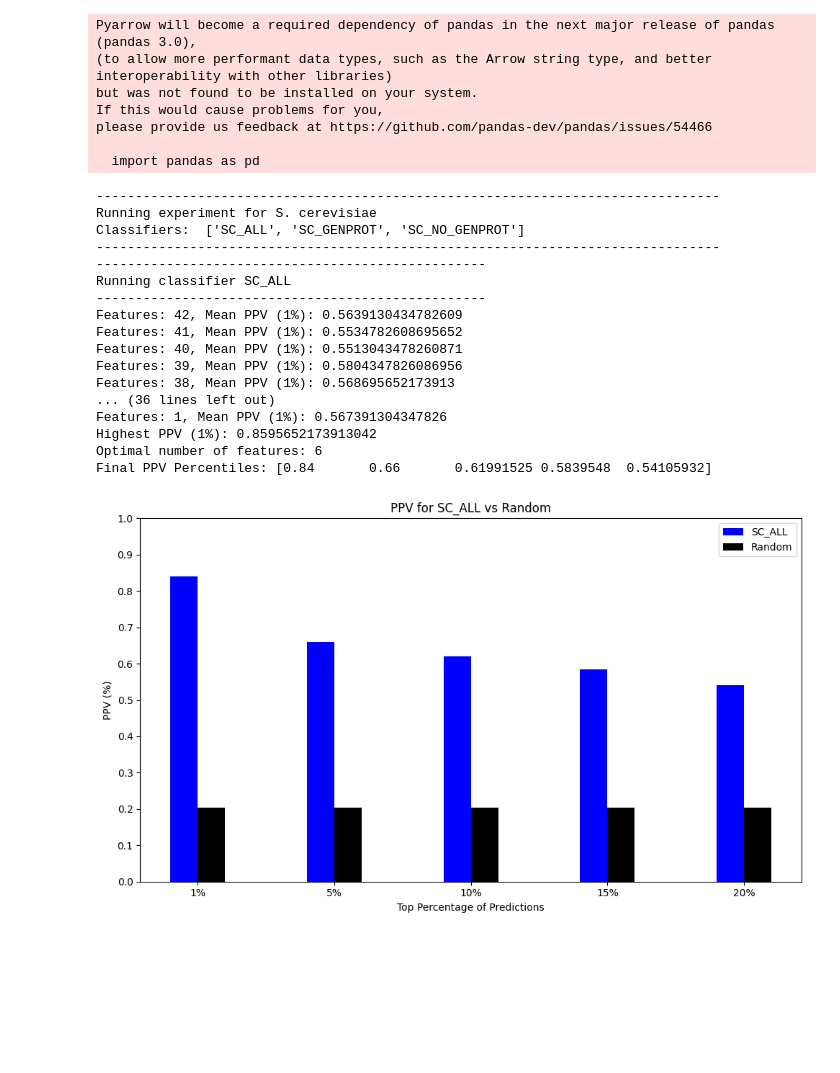
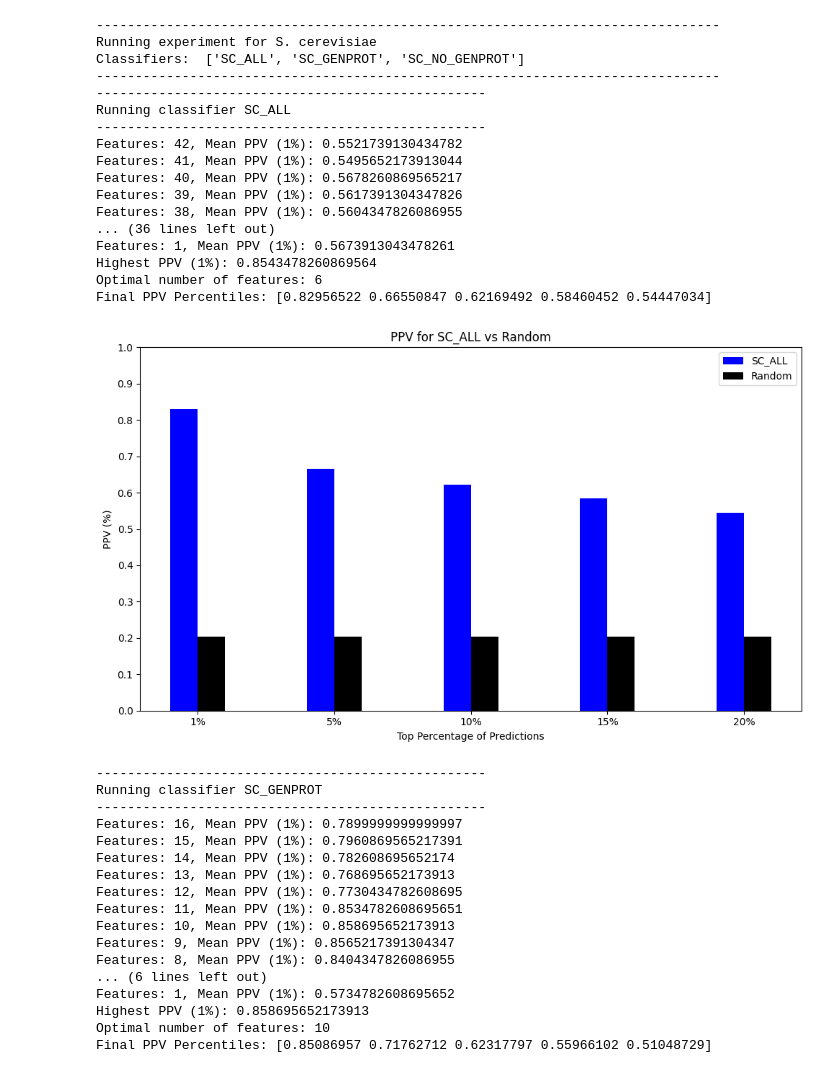
Before and after one commit to NiccoloCase/essential-genes-identification, a Jupyter notebook: test AI4.ipynb, the cells around one changed output. Cells and saved outputs as stored; diff of their text form; code cells hidden in the pictures; blank space fills up the shorter version.

```diff
--- a/test AI4.ipynb
+++ b/test AI4.ipynb
@@ -193,59 +193,68 @@ class EssentialityExperiment:
         x = np.arange(len(percentiles))
         width = 0.1
 
         for idx, classifier in enumerate(self.classifiers):
             mean_ppv = np.mean(classifier.final_ppv_scores, axis=0)
             ax.bar(x + idx * width, mean_ppv, width, label=classifier.name, color=colors[idx % len(colors)])
 
         random_ppv = [np.mean(self.classifiers[0].y)] * len(percentiles)
         ax.bar(x + len(self.classifiers) * width, random_ppv, width, label='Random', color='black')
 
         ax.set_xlabel('Top Percentage of Predictions')
         ax.set_ylabel('PPV (%)')
         ax.set_title(self.name)
         ax.set_xticks(x + width * (len(self.classifiers) / 2))
         ax.set_xticklabels(labels)
         ax.set_ylim(0, 1)
         ax.legend()
         fig.tight_layout()
         plt.show()
 
 
 
 
 
 
-
-classifier_no_genprot = EssentiallyClassifier('cerevisiae_data.xls', CMIM_SC_NO_GENPROT, PERCENTILES, ITERATIONS, name='SC_NO_GENPROT')
-classifier_genprot = EssentiallyClassifier('cerevisiae_data.xls', CMIM_SC_GENPROT, PERCENTILES, ITERATIONS, name='SC_GENPROT')
-classifier_all = EssentiallyClassifier('cerevisiae_data.xls', CMIM_SC_ALL, PERCENTILES, ITERATIONS, name='SC_ALL')
+classifier_no_genprot = EssentiallyClassifier('assets/cerevisiae_data.xls', CMIM_SC_NO_GENPROT, PERCENTILES, ITERATIONS, name='SC_NO_GENPROT')
+classifier_genprot = EssentiallyClassifier('assets/cerevisiae_data.xls', CMIM_SC_GENPROT, PERCENTILES, ITERATIONS, name='SC_GENPROT')
+classifier_all = EssentiallyClassifier('assets/cerevisiae_data.xls', CMIM_SC_ALL, PERCENTILES, ITERATIONS, name='SC_ALL')
 
 experiment = EssentialityExperiment("S. cerevisiae", [classifier_all,classifier_genprot, classifier_no_genprot])
 experiment.run_experiment()
 experiment.plot_comparative_results(PERCENTILES, colors=['#323694', '#039573', '#feea2a'])
 # %% [output]
-Pyarrow will become a required dependency of pandas in the next major release of pandas (pandas 3.0),
-(to allow more performant data types, such as the Arrow string type, and better interoperability with other libraries)
-but was not found to be installed on your system.
-If this would cause problems for you,
-please provide us feedback at https://github.com/pandas-dev/pandas/issues/54466
-
-  import pandas as pd
+--------------------------------------------------------------------------------
+Running experiment for S. cerevisiae
+Classifiers:  ['SC_ALL', 'SC_GENPROT', 'SC_NO_GENPROT']
+--------------------------------------------------------------------------------
+--------------------------------------------------
+Running classifier SC_ALL
+--------------------------------------------------
+Features: 42, Mean PPV (1%): 0.5521739130434782
+Features: 41, Mean PPV (1%): 0.5495652173913044
+Features: 40, Mean PPV (1%): 0.5678260869565217
+Features: 39, Mean PPV (1%): 0.5617391304347826
+Features: 38, Mean PPV (1%): 0.5604347826086955
+... (36 lines left out)
+Features: 1, Mean PPV (1%): 0.5673913043478261
+Highest PPV (1%): 0.8543478260869564
+Optimal number of features: 6
+Final PPV Percentiles: [0.82956522 0.66550847 0.62169492 0.58460452 0.54447034]
+[figure, new version]
---------------------------------------------------------------------------------
-Running experiment for S. cerevisiae
-Classifiers:  ['SC_ALL', 'SC_GENPROT', 'SC_NO_GENPROT']
---------------------------------------------------------------------------------
 --------------------------------------------------
-Running classifier SC_ALL
+Running classifier SC_GENPROT
 --------------------------------------------------
-Features: 42, Mean PPV (1%): 0.5639130434782609
-Features: 41, Mean PPV (1%): 0.5534782608695652
-Features: 40, Mean PPV (1%): 0.5513043478260871
-Features: 39, Mean PPV (1%): 0.5804347826086956
-Features: 38, Mean PPV (1%): 0.568695652173913
-... (36 lines left out)
-Features: 1, Mean PPV (1%): 0.567391304347826
-Highest PPV (1%): 0.8595652173913042
-Optimal number of features: 6
-Final PPV Percentiles: [0.84       0.66       0.61991525 0.5839548  0.54105932]
+Features: 16, Mean PPV (1%): 0.7899999999999997
+Features: 15, Mean PPV (1%): 0.7960869565217391
+Features: 14, Mean PPV (1%): 0.782608695652174
+Features: 13, Mean PPV (1%): 0.768695652173913
+Features: 12, Mean PPV (1%): 0.7730434782608695
+Features: 11, Mean PPV (1%): 0.8534782608695651
+Features: 10, Mean PPV (1%): 0.858695652173913
+Features: 9, Mean PPV (1%): 0.8565217391304347
+Features: 8, Mean PPV (1%): 0.8404347826086955
+... (6 lines left out)
+Features: 1, Mean PPV (1%): 0.5734782608695652
+Highest PPV (1%): 0.858695652173913
+Optimal number of features: 10
+Final PPV Percentiles: [0.85086957 0.71762712 0.62317797 0.55966102 0.51048729]
-[figure, old version]
```
Also changed, not shown: parts of 1 cell of this notebook, 8 other files.
